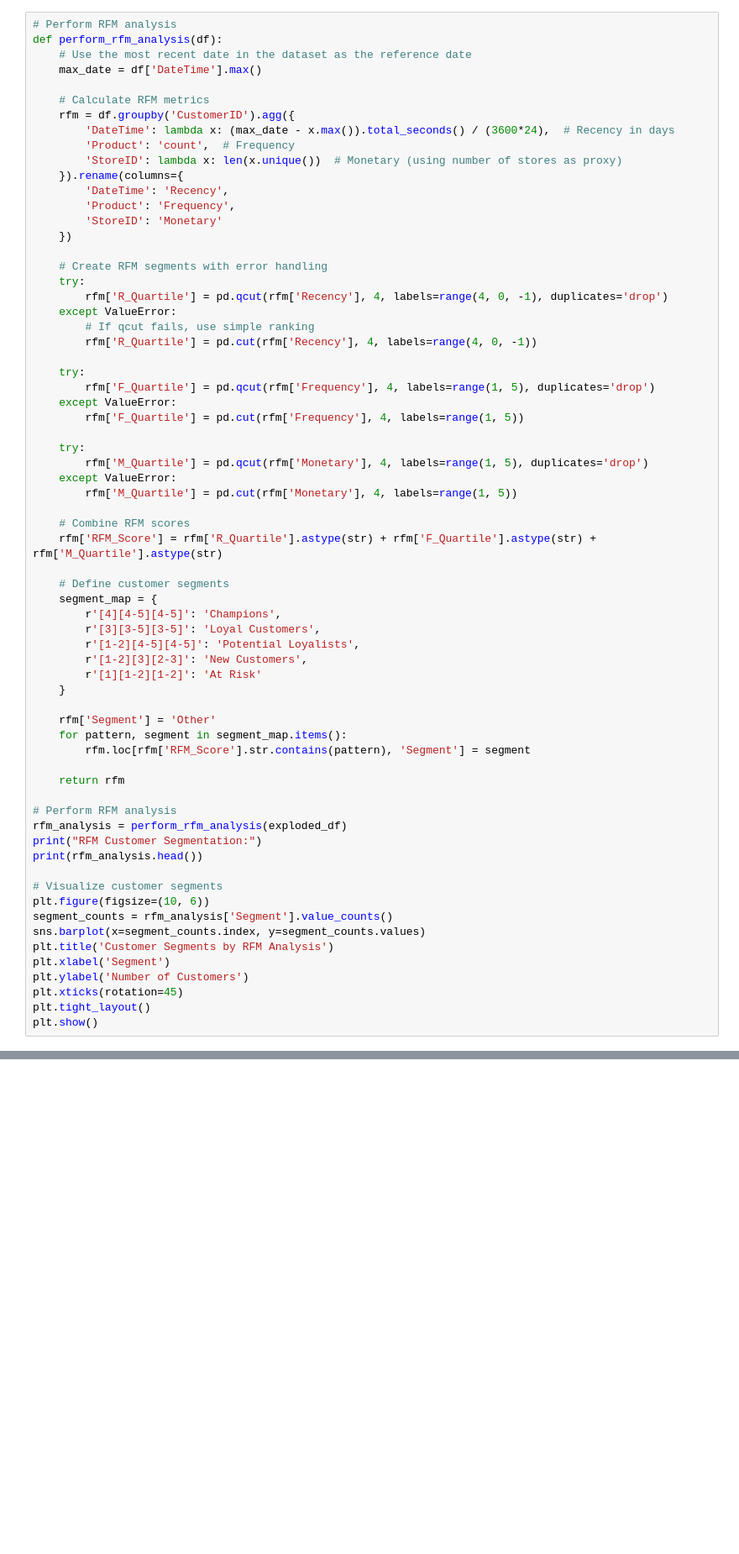
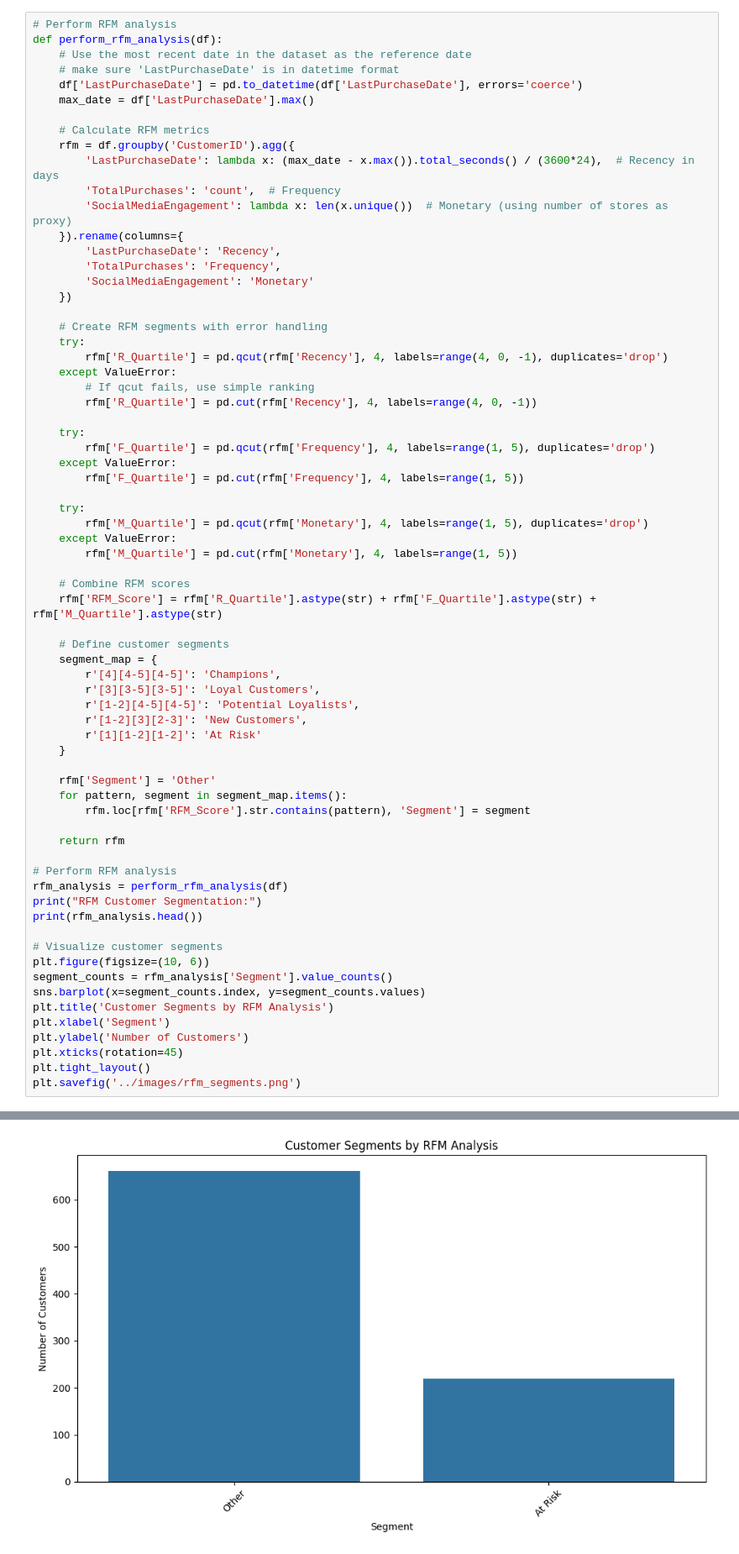
Before and after one commit to keanteng/wqd7005-final-exam, a Jupyter notebook: notebooks/task-1-4.ipynb, the cells around one changed output, grey strips where cells are left out. Shown at 84% size. Saved outputs shown, nothing was run; the diff lists cells and outputs as text; blank space fills up the shorter version.

```diff
--- a/notebooks/task-1-4.ipynb
+++ b/notebooks/task-1-4.ipynb
@@ -10,17 +18,19 @@ display(df.head())
 # Perform RFM analysis
 def perform_rfm_analysis(df):
     # Use the most recent date in the dataset as the reference date
-    max_date = df['DateTime'].max()
+    # make sure 'LastPurchaseDate' is in datetime format
+    df['LastPurchaseDate'] = pd.to_datetime(df['LastPurchaseDate'], errors='coerce')
+    max_date = df['LastPurchaseDate'].max()
 
     # Calculate RFM metrics
     rfm = df.groupby('CustomerID').agg({
-        'DateTime': lambda x: (max_date - x.max()).total_seconds() / (3600*24),  # Recency in days
-        'Product': 'count',  # Frequency
-        'StoreID': lambda x: len(x.unique())  # Monetary (using number of stores as proxy)
+        'LastPurchaseDate': lambda x: (max_date - x.max()).total_seconds() / (3600*24),  # Recency in days
+        'TotalPurchases': 'count',  # Frequency
+        'SocialMediaEngagement': lambda x: len(x.unique())  # Monetary (using number of stores as proxy)
     }).rename(columns={
-        'DateTime': 'Recency',
-        'Product': 'Frequency',
-        'StoreID': 'Monetary'
+        'LastPurchaseDate': 'Recency',
+        'TotalPurchases': 'Frequency',
+        'SocialMediaEngagement': 'Monetary'
     })
 
     # Create RFM segments with error handling
@@ -59,7 +69,7 @@ def perform_rfm_analysis(df):
     return rfm
 
 # Perform RFM analysis
-rfm_analysis = perform_rfm_analysis(exploded_df)
+rfm_analysis = perform_rfm_analysis(df)
 print("RFM Customer Segmentation:")
 print(rfm_analysis.head())
 
@@ -72,4 +82,5 @@ plt.xlabel('Segment')
 plt.ylabel('Number of Customers')
 plt.xticks(rotation=45)
 plt.tight_layout()
-plt.show()
+plt.savefig('../images/rfm_segments.png')
+# %% [output]
@@ -75,0 +103 @@ plt.show()
+[figure, added]
```
Also changed, not shown: parts of 2 cells of this notebook, 22 other files.
